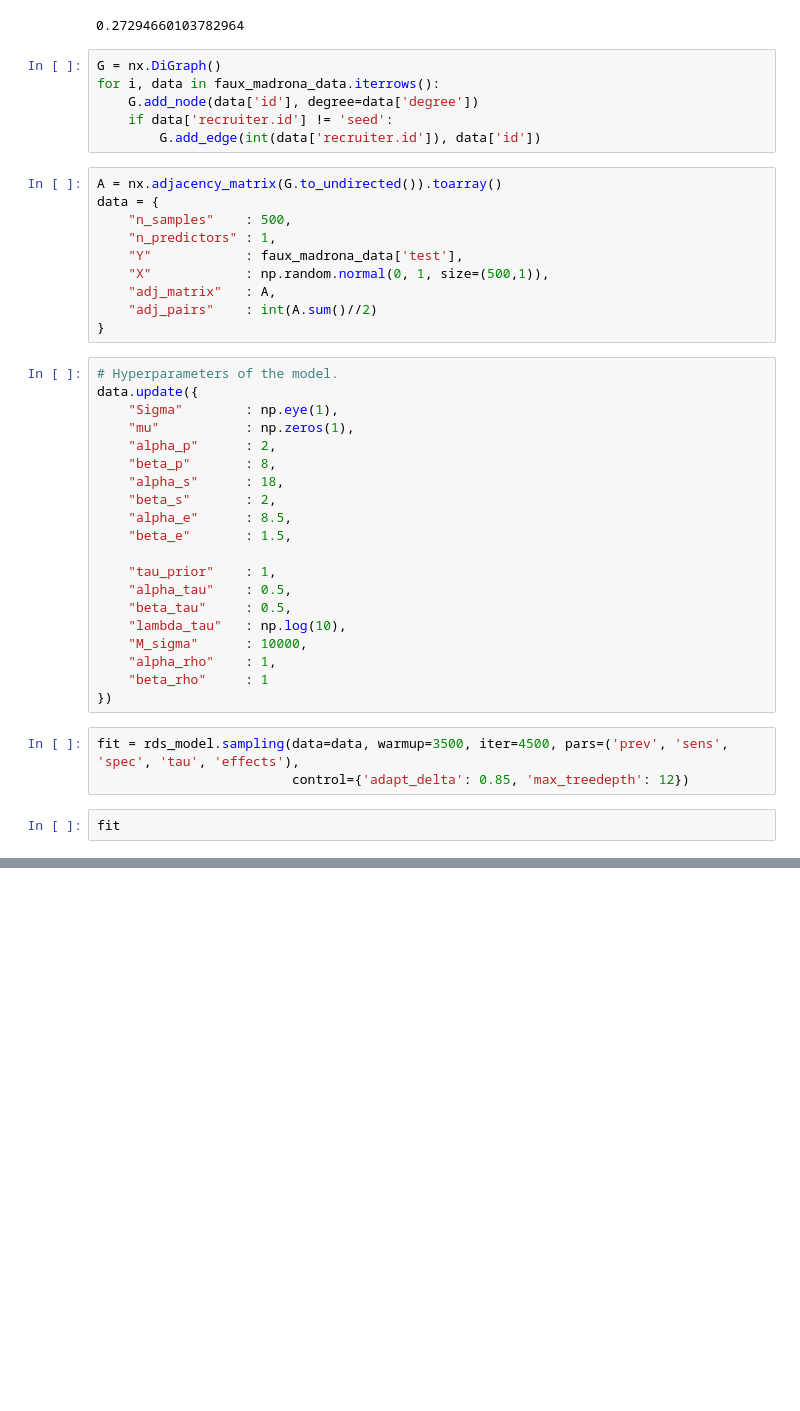
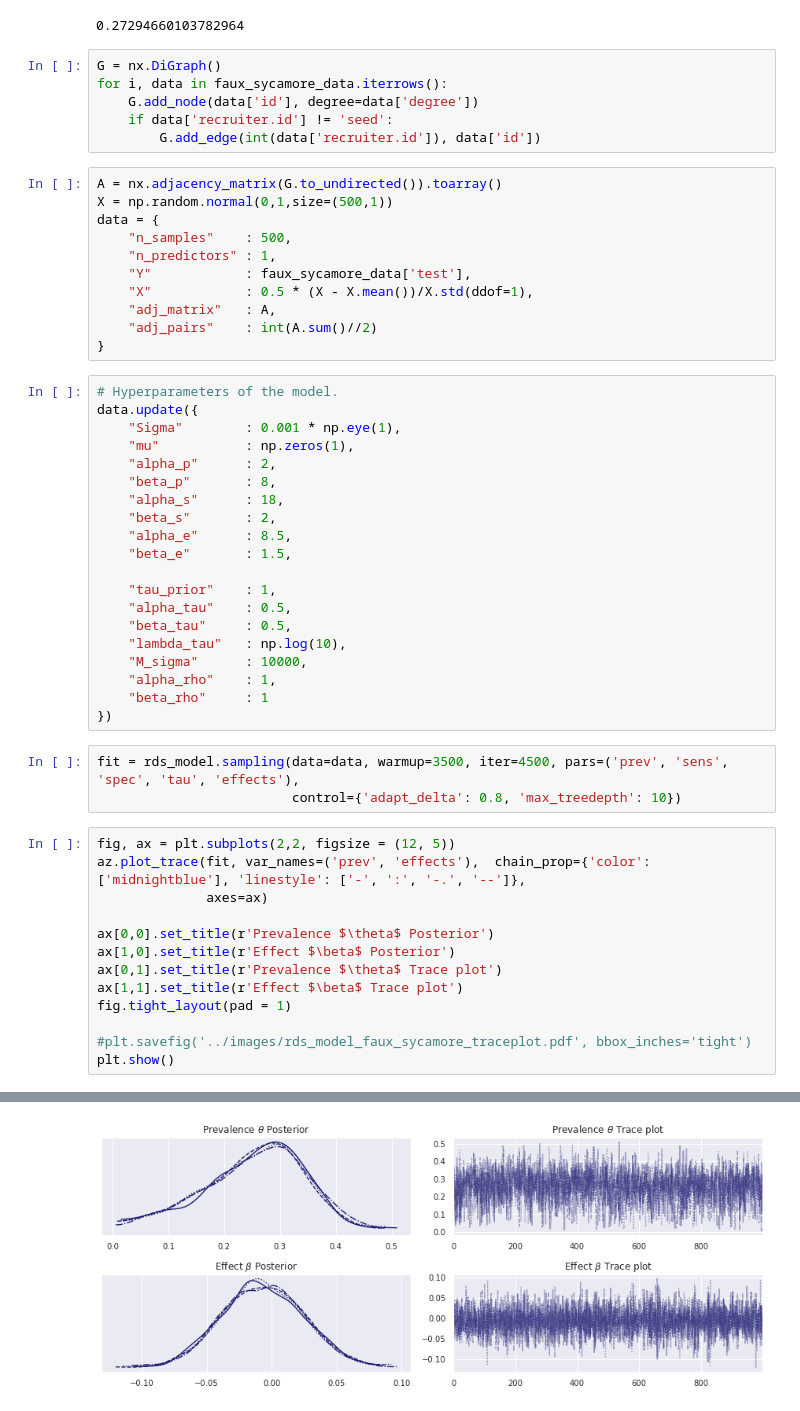
Before and after one commit to lucasmoschen/rds-bayesian-analysis-tcc, a Jupyter notebook: notebooks_book/Untitled.ipynb, the cells around one changed output, grey strips where cells are left out. Cells and saved outputs as stored; diff of their text form; blank space fills up the shorter version.

Commit message:
faux data analysis finished

```diff
--- a/notebooks_book/Untitled.ipynb
+++ b/notebooks_book/Untitled.ipynb
@@ -187,24 +187,25 @@ fit.extract()['theta'].mean()
 0.27294660103782964
 # %%
 G = nx.DiGraph()
-for i, data in faux_madrona_data.iterrows():
+for i, data in faux_sycamore_data.iterrows():
     G.add_node(data['id'], degree=data['degree'])
     if data['recruiter.id'] != 'seed':
         G.add_edge(int(data['recruiter.id']), data['id'])
 # %%
 A = nx.adjacency_matrix(G.to_undirected()).toarray()
+X = np.random.normal(0,1,size=(500,1))
 data = {
     "n_samples"    : 500,
     "n_predictors" : 1,
-    "Y"            : faux_madrona_data['test'],
-    "X"            : np.random.normal(0, 1, size=(500,1)),
+    "Y"            : faux_sycamore_data['test'],
+    "X"            : 0.5 * (X - X.mean())/X.std(ddof=1),
     "adj_matrix"   : A,
     "adj_pairs"    : int(A.sum()//2)
 }
 # %%
 # Hyperparameters of the model.
 data.update({
-    "Sigma"        : np.eye(1),
+    "Sigma"        : 0.001 * np.eye(1),
     "mu"           : np.zeros(1),
     "alpha_p"      : 2,
     "beta_p"       : 8,
@@ -223,7 +224,18 @@ data.update({
 })
 # %%
 fit = rds_model.sampling(data=data, warmup=3500, iter=4500, pars=('prev', 'sens', 'spec', 'tau', 'effects'),
-                         control={'adapt_delta': 0.85, 'max_treedepth': 12})
+                         control={'adapt_delta': 0.8, 'max_treedepth': 10})
 # %%
-fit
+fig, ax = plt.subplots(2,2, figsize = (12, 5))
+az.plot_trace(fit, var_names=('prev', 'effects'),  chain_prop={'color': ['midnightblue'], 'linestyle': ['-', ':', '-.', '--']},
+              axes=ax)
+
+ax[0,0].set_title(r'Prevalence $\theta$ Posterior')
+ax[1,0].set_title(r'Effect $\beta$ Posterior')
+ax[0,1].set_title(r'Prevalence $\theta$ Trace plot')
+ax[1,1].set_title(r'Effect $\beta$ Trace plot')
+fig.tight_layout(pad = 1)
+
+#plt.savefig('../images/rds_model_faux_sycamore_traceplot.pdf', bbox_inches='tight')
+plt.show()
 # %% [output]
@@ -245,0 +242 @@ convergence, Rhat=1).
+[figure, added]
```
Also changed, not shown: parts of 3 cells of this notebook, 3 other files.
